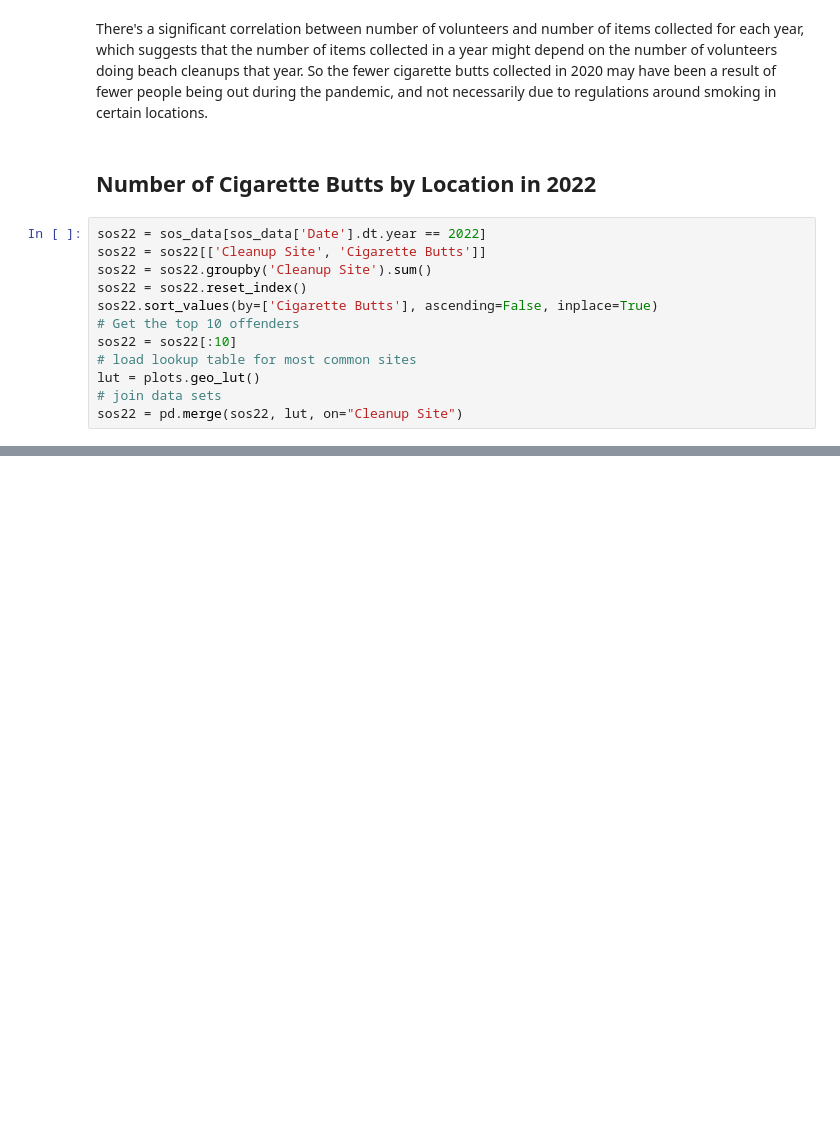
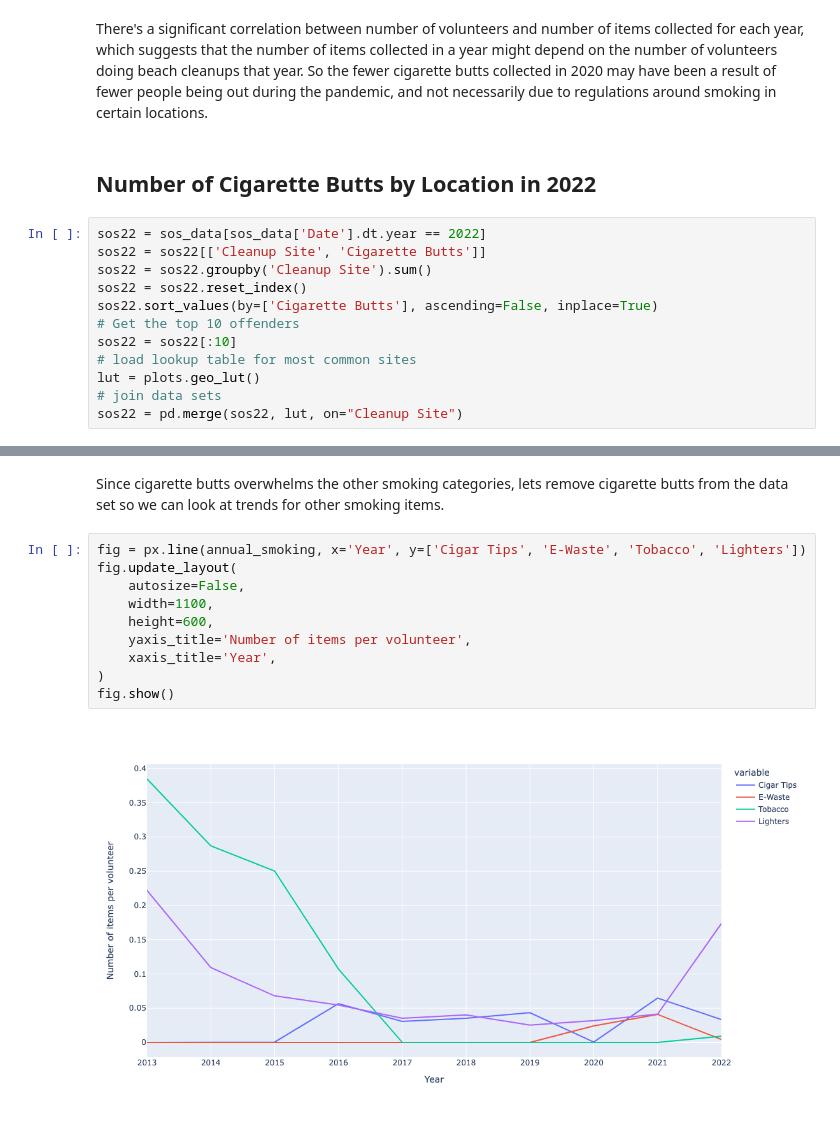
Before and after one commit to jennyfolkesson/saveOurShores, a Jupyter notebook: SOS_cleanup_data.ipynb, the cells around one changed output, grey strips where cells are left out. Drawn from its saved outputs; the diff is of its cells as text; blank space fills up the shorter version.

```diff
--- a/SOS_cleanup_data.ipynb
+++ b/SOS_cleanup_data.ipynb
@@ -277,0 +299,14 @@ The circles (in fuchsia) are centered on the cleanup site, and the size of the c
+# %% [markdown]
+Since cigarette butts overwhelms the other smoking categories, lets remove cigarette butts from the data set so we can look at trends for other smoking items.
+# %%
+fig = px.line(annual_smoking, x='Year', y=['Cigar Tips', 'E-Waste', 'Tobacco', 'Lighters'])
+fig.update_layout(
+    autosize=False,
+    width=1100,
+    height=600,
+    yaxis_title='Number of items per volunteer',
+    xaxis_title='Year',
+)
+fig.show()
+# %% [output]
+[figure, added]
```
Also changed, not shown: parts of 12 cells of this notebook, 2 other files.
